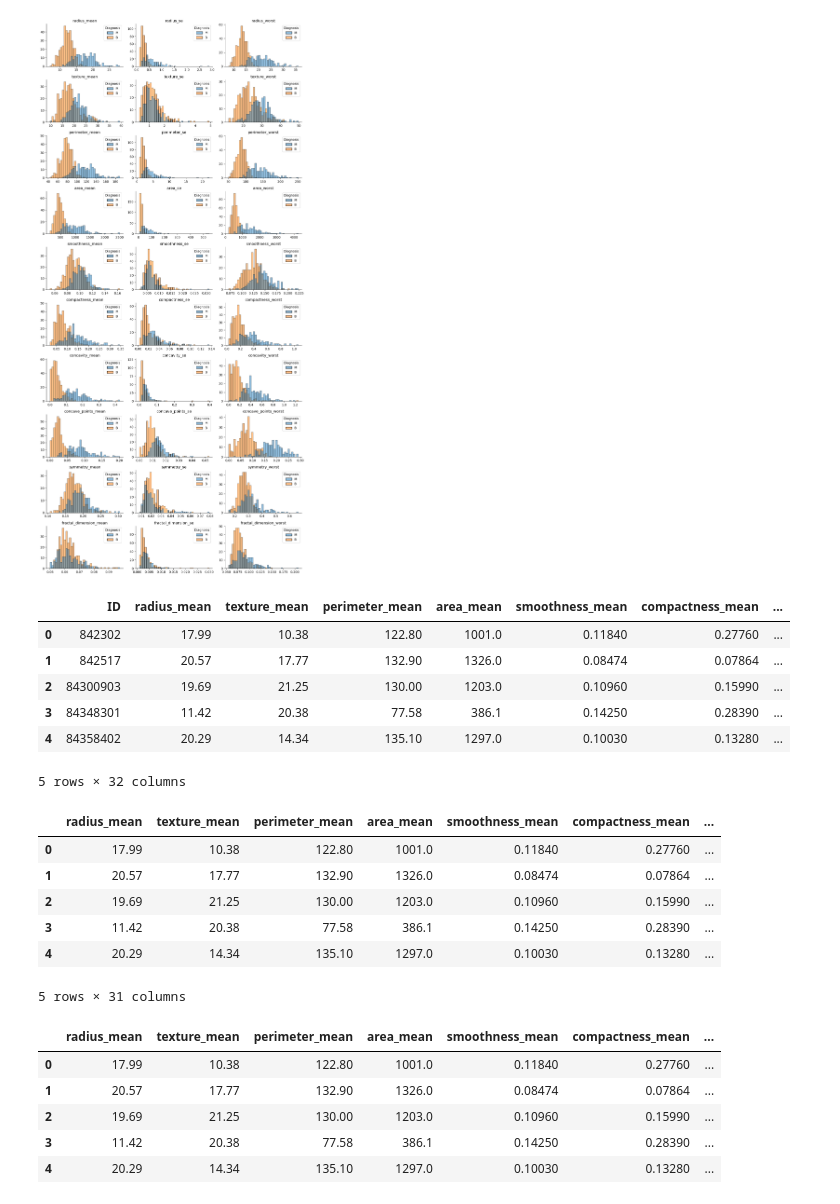
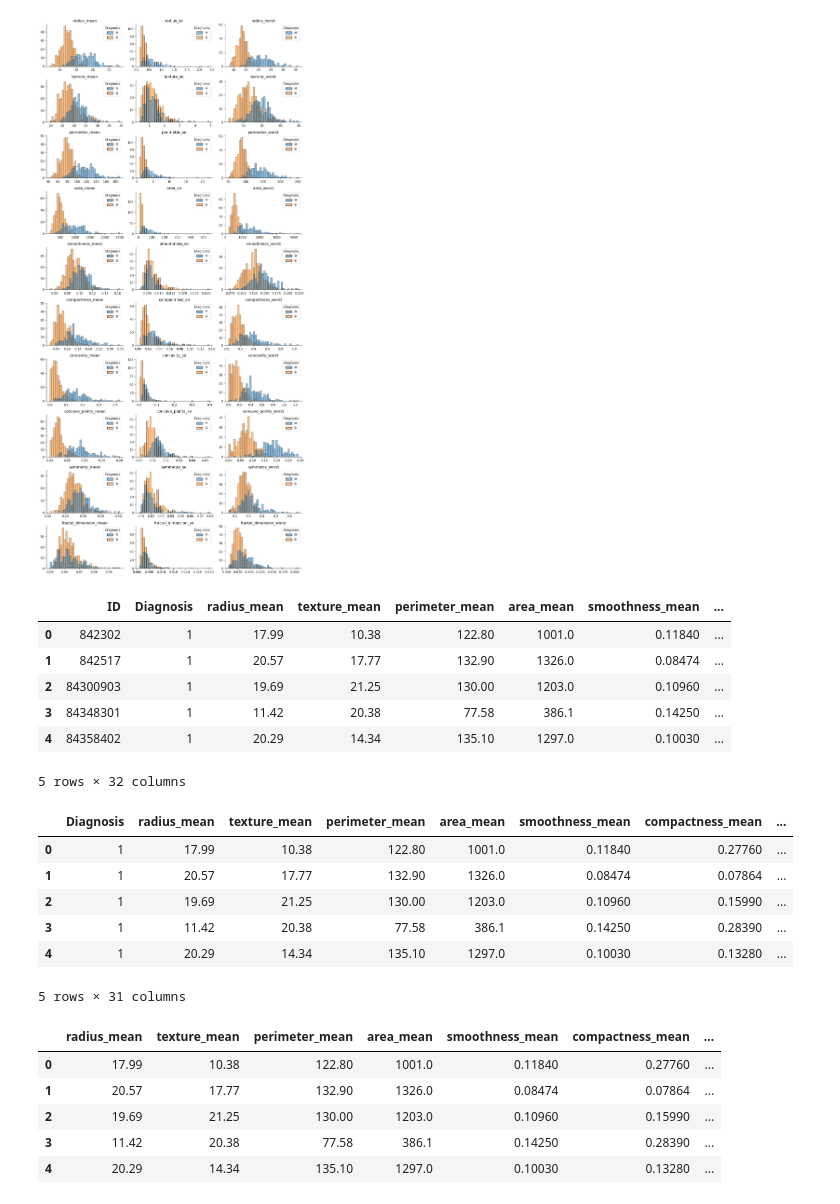
Before and after one commit to TarekHafza/Breast-cancer-prediction, a Jupyter notebook: Random forest.ipynb, the cells around one changed output. Saved outputs shown, nothing was run; the diff lists cells and outputs as text; code cells hidden in the pictures.

```diff
--- a/Random forest.ipynb
+++ b/Random forest.ipynb
@@ -24,0 +14,5 @@ dataset.head()
+# %%
+sql = "select * from wdbc"
+con = sqlite3.connect("data_Yao/wdbc.db")
+dataset = pd.read_sql(sql = sql , con= con)
+dataset.head()
@@ -62,16 +64,20 @@ for i in range(10):
 plt.tight_layout()
 # %% [output]
 [figure]
+# %%
+DiagnosisMap = {
+    "M":1,"B":0
+}
 # %%
-dataset = pd.get_dummies(data=dataset, drop_first=True)
+dataset['Diagnosis'] = dataset['Diagnosis'].map(DiagnosisMap)
 dataset.head()
 # %% [output]
-|  | ID | radius_mean | texture_mean | perimeter_mean | area_mean | smoothness_mean | compactness_mean | ... |
-| 0 | 842302 | 17.99 | 10.38 | 122.80 | 1001.0 | 0.11840 | 0.27760 | ... |
-| 1 | 842517 | 20.57 | 17.77 | 132.90 | 1326.0 | 0.08474 | 0.07864 | ... |
-| 2 | 84300903 | 19.69 | 21.25 | 130.00 | 1203.0 | 0.10960 | 0.15990 | ... |
-| 3 | 84348301 | 11.42 | 20.38 | 77.58 | 386.1 | 0.14250 | 0.28390 | ... |
-| 4 | 84358402 | 20.29 | 14.34 | 135.10 | 1297.0 | 0.10030 | 0.13280 | ... |
+|  | ID | Diagnosis | radius_mean | texture_mean | perimeter_mean | area_mean | smoothness_mean | ... |
+| 0 | 842302 | 1 | 17.99 | 10.38 | 122.80 | 1001.0 | 0.11840 | ... |
+| 1 | 842517 | 1 | 20.57 | 17.77 | 132.90 | 1326.0 | 0.08474 | ... |
+| 2 | 84300903 | 1 | 19.69 | 21.25 | 130.00 | 1203.0 | 0.10960 | ... |
+| 3 | 84348301 | 1 | 11.42 | 20.38 | 77.58 | 386.1 | 0.14250 | ... |
+| 4 | 84358402 | 1 | 20.29 | 14.34 | 135.10 | 1297.0 | 0.10030 | ... |
 5 rows × 32 columns
 # %%
 #drop ID feature
@@ -79,11 +85,11 @@ dataset_2 = dataset.drop(columns='ID')
 
 dataset_2.head()
 # %% [output]
-|  | radius_mean | texture_mean | perimeter_mean | area_mean | smoothness_mean | compactness_mean | ... |
-| 0 | 17.99 | 10.38 | 122.80 | 1001.0 | 0.11840 | 0.27760 | ... |
-| 1 | 20.57 | 17.77 | 132.90 | 1326.0 | 0.08474 | 0.07864 | ... |
-| 2 | 19.69 | 21.25 | 130.00 | 1203.0 | 0.10960 | 0.15990 | ... |
-| 3 | 11.42 | 20.38 | 77.58 | 386.1 | 0.14250 | 0.28390 | ... |
-| 4 | 20.29 | 14.34 | 135.10 | 1297.0 | 0.10030 | 0.13280 | ... |
+|  | Diagnosis | radius_mean | texture_mean | perimeter_mean | area_mean | smoothness_mean | compactness_mean | ... |
+| 0 | 1 | 17.99 | 10.38 | 122.80 | 1001.0 | 0.11840 | 0.27760 | ... |
+| 1 | 1 | 20.57 | 17.77 | 132.90 | 1326.0 | 0.08474 | 0.07864 | ... |
+| 2 | 1 | 19.69 | 21.25 | 130.00 | 1203.0 | 0.10960 | 0.15990 | ... |
+| 3 | 1 | 11.42 | 20.38 | 77.58 | 386.1 | 0.14250 | 0.28390 | ... |
+| 4 | 1 | 20.29 | 14.34 | 135.10 | 1297.0 | 0.10030 | 0.13280 | ... |
 5 rows × 31 columns
 # %%
```
Also changed, not shown: parts of 17 cells of this notebook, 4 other files.
